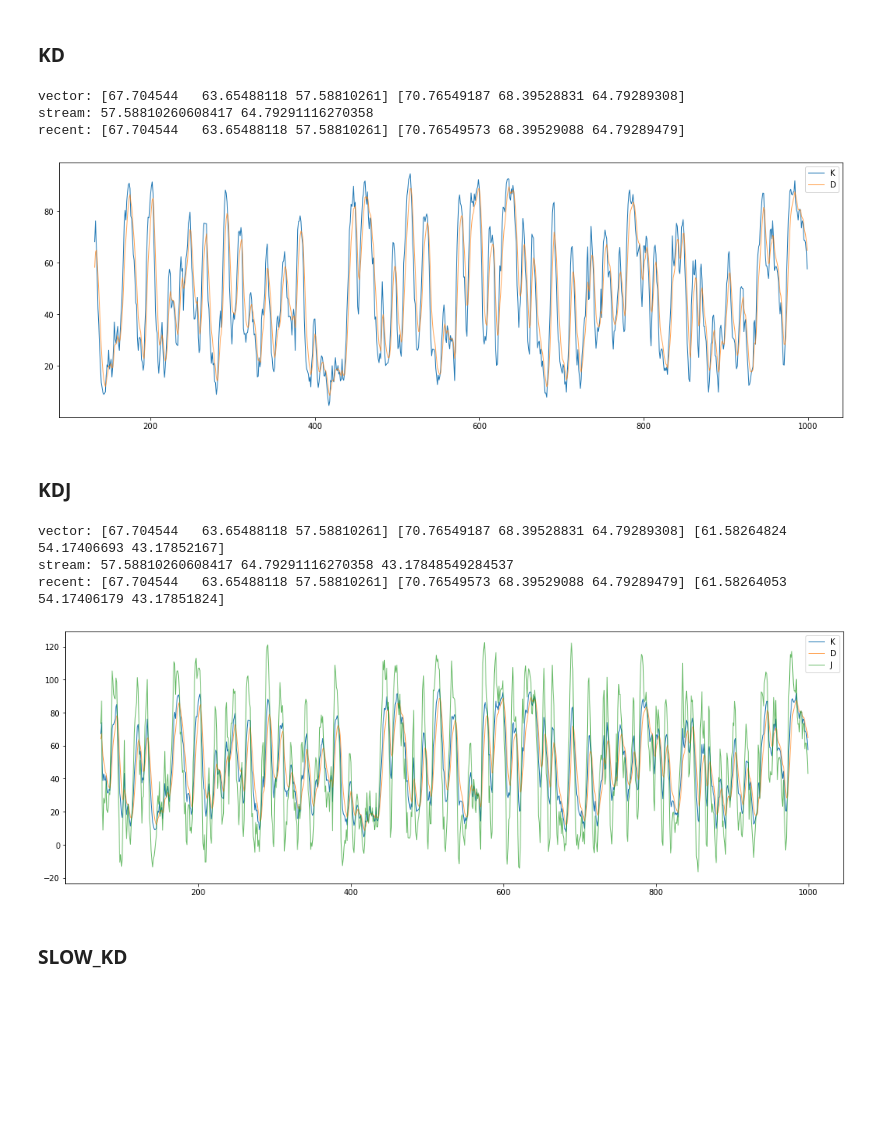
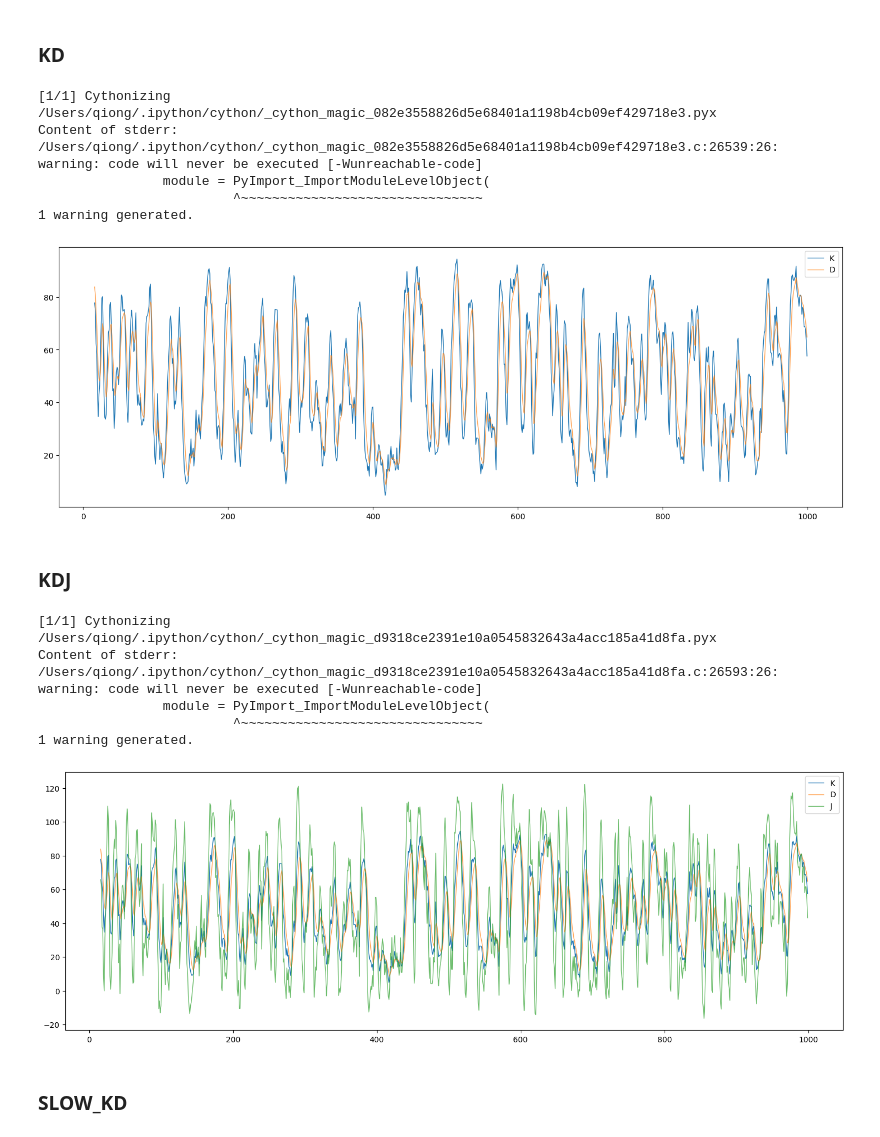
Before and after one commit to sric0880/ta_formula, a Jupyter notebook: examples.ipynb, the cells around one changed output. Cells and saved outputs as stored; diff of their text form; code cells hidden in the pictures; blank space fills up the shorter version.

Commit message:
rename _indicators indicators. add numpy_funcs.pxi. add tests

```diff
--- a/examples.ipynb
+++ b/examples.ipynb
@@ -30,22 +36,16 @@ recent: [0.18013025 0.15239487 0.13410818]
 # %% [markdown]
 ### MACD
 # %%
-%%cython -IC:/ProgramData/Anaconda3/lib/site-packages/numpy/core/include -c=-DNPY_NO_DEPRECATED_API="NPY_1_7_API_VERSION" --verbose
+%%cython -c=-DNPY_NO_DEPRECATED_API=NPY_1_7_API_VERSION --verbose
 #cython: language_level=3str
 
+import pickle
 import matplotlib.pyplot as plt
 plt.rcParams['figure.figsize'] = (18, 6)
-from ta_formula cimport _indicators as ta
-from test_data import test_data
-
-dif, dea, hist = ta.MACD(test_data['close'], 12, 26, 9)
-print('vector:', dif[-3:], dea[-3:], hist[-3:])
-cdef ta.tuple_double3 macd = ta.stream_MACD(test_data['close'], 12, 26, 9)
-sdif, sdea, shist = macd
-print('stream:', sdif, sdea, shist)
-rdif, rdea, rhist = ta.recent_MACD(test_data['close'], 12, 26, 9, 3)
-print('recent:', rdif, rdea, rhist)
-
+from ta_formula cimport indicators as ta
+with open("tests/test_data.bin", "rb") as f:
+    data = pickle.load(f)
+dif, dea, hist = ta.MACD(data['close'], 12, 26, 9)
 plt.plot(dif, label="dif", linewidth=1)
 plt.plot(dea, label="dea", linewidth=1, alpha=0.7)
 plt.legend(loc="best")
@@ -57,58 +60,52 @@ recent: [14.78611383 14.20393551 13.58594468] [14.81385249 14.69186909 14.470684
 # %% [markdown]
 ### KD
 # %%
-%%cython -IC:/ProgramData/Anaconda3/lib/site-packages/numpy/core/include -c=-DNPY_NO_DEPRECATED_API="NPY_1_7_API_VERSION" --verbose
+%%cython -c=-DNPY_NO_DEPRECATED_API=NPY_1_7_API_VERSION --verbose
 #cython: language_level=3str
 
+import pickle
 import matplotlib.pyplot as plt
 plt.rcParams['figure.figsize'] = (18, 6)
-from ta_formula cimport _indicators as ta
-from test_data import test_data
-
-k, d = ta.KD(test_data['high'], test_data['low'], test_data['close'], 9, 3, 3)
-print('vector:', k[-3:], d[-3:])
-cdef ta.tuple_double2 kd = ta.stream_KD(test_data['high'], test_data['low'], test_data['close'], 9, 3, 3)
-sk, sd = kd
-print('stream:', sk, sd)
-rk, rd = ta.recent_KD(test_data['high'], test_data['low'], test_data['close'], 9, 3, 3, 3)
-print('recent:', rk, rd)
-
+from ta_formula cimport indicators as ta
+with open("tests/test_data.bin", "rb") as f:
+    data = pickle.load(f)
+k, d = ta.KD(data['high'], data['low'], data['close'], 9, 3, 3)
 plt.plot(k, label="K", linewidth=1)
 plt.plot(d, label="D", linewidth=1, alpha=0.7)
 plt.legend(loc="best")
 # %% [output]
-vector: [67.704544   63.65488118 57.58810261] [70.76549187 68.39528831 64.79289308]
-stream: 57.58810260608417 64.79291116270358
-recent: [67.704544   63.65488118 57.58810261] [70.76549573 68.39529088 64.79289479]
+[1/1] Cythonizing /Users/qiong/.ipython/cython/_cython_magic_082e3558826d5e68401a1198b4cb09ef429718e3.pyx
+Content of stderr:
+/Users/qiong/.ipython/cython/_cython_magic_082e3558826d5e68401a1198b4cb09ef429718e3.c:26539:26: warning: code will never be executed [-Wunreachable-code]
+                module = PyImport_ImportModuleLevelObject(
+                         ^~~~~~~~~~~~~~~~~~~~~~~~~~~~~~~~
+1 warning generated.
-[figure, old version]
+[figure, new version]
 # %% [markdown]
 ### KDJ
 # %%
-%%cython -IC:/ProgramData/Anaconda3/lib/site-packages/numpy/core/include -c=-DNPY_NO_DEPRECATED_API="NPY_1_7_API_VERSION" --verbose
+%%cython -c=-DNPY_NO_DEPRECATED_API=NPY_1_7_API_VERSION --verbose
 #cython: language_level=3str
 
+import pickle
 import matplotlib.pyplot as plt
 plt.rcParams['figure.figsize'] = (18, 6)
-from ta_formula cimport _indicators as ta
-from test_data import test_data
-
-k, d, j = ta.KDJ(test_data['high'], test_data['low'], test_data['close'], 9, 3, 3)
-print('vector:', k[-3:], d[-3:], j[-3:])
-cdef ta.tuple_double3 kdj = ta.stream_KDJ(test_data['high'], test_data['low'], test_data['close'], 9, 3, 3)
-sk, sd, sj = kdj
-print('stream:', sk, sd, sj)
-rk, rd, rj = ta.recent_KDJ(test_data['high'], test_data['low'], test_data['close'], 9, 3, 3, 3)
-print('recent:', rk, rd, rj)
-
+from ta_formula cimport indicators as ta
+with open("tests/test_data.bin", "rb") as f:
+    data = pickle.load(f)
+k, d, j = ta.KDJ(data['high'], data['low'], data['close'], 9, 3, 3)
 plt.plot(k, label="K", linewidth=1)
 plt.plot(d, label="D", linewidth=1, alpha=0.7)
 plt.plot(j, label="J", linewidth=1, alpha=0.7)
 plt.legend(loc="best")
 # %% [output]
-vector: [67.704544   63.65488118 57.58810261] [70.76549187 68.39528831 64.79289308] [61.58264824 54.17406693 43.17852167]
-stream: 57.58810260608417 64.79291116270358 43.17848549284537
-recent: [67.704544   63.65488118 57.58810261] [70.76549573 68.39529088 64.79289479] [61.58264053 54.17406179 43.17851824]
+[1/1] Cythonizing /Users/qiong/.ipython/cython/_cython_magic_d9318ce2391e10a0545832643a4acc185a41d8fa.pyx
+Content of stderr:
+/Users/qiong/.ipython/cython/_cython_magic_d9318ce2391e10a0545832643a4acc185a41d8fa.c:26593:26: warning: code will never be executed [-Wunreachable-code]
+                module = PyImport_ImportModuleLevelObject(
+                         ^~~~~~~~~~~~~~~~~~~~~~~~~~~~~~~~
+1 warning generated.
-[figure, old version]
+[figure, new version]
 # %% [markdown]
 ### SLOW_KD
 # %%
```
Also changed, not shown: parts of 14 cells of this notebook, 17 other files.
